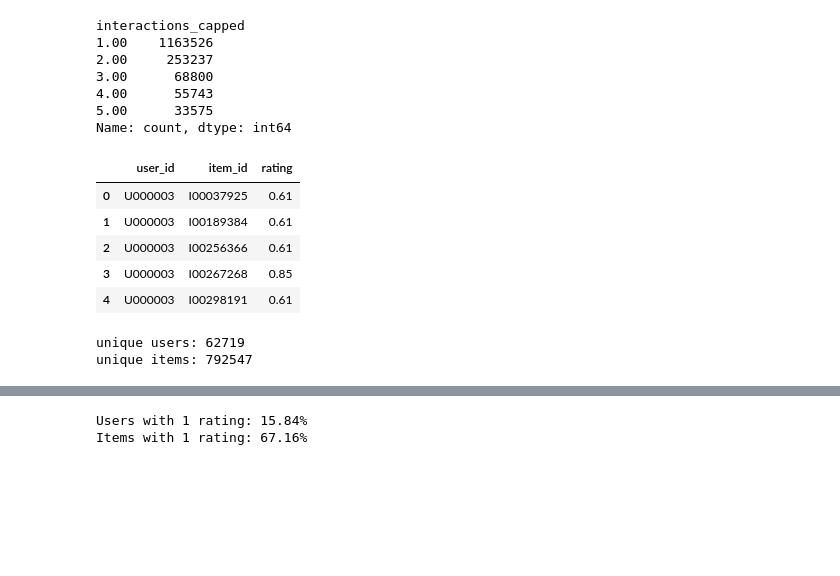
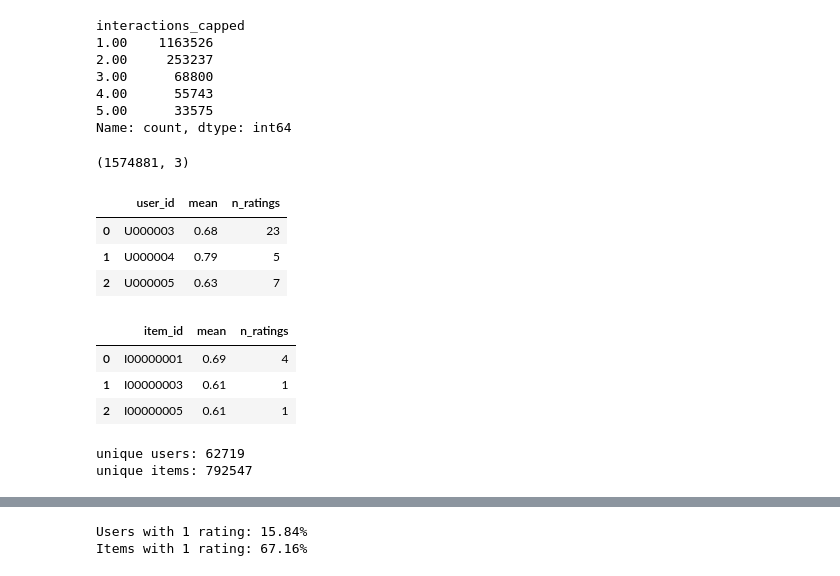
Before and after one commit to DungBeetleBASH/recsys-pipeliner, a Jupyter notebook: notebooks/blog/01-explore-data.ipynb, the cells around one changed output, grey strips where cells are left out. Saved outputs shown, nothing was run; the diff lists cells and outputs as text; code cells hidden in the pictures; blank space fills up the shorter version.

```diff
--- a/notebooks/blog/01-explore-data.ipynb
+++ b/notebooks/blog/01-explore-data.ipynb
@@ -102,25 +86,31 @@ user_item_ratings["rating"] = 1 + np.log1p(
 user_item_ratings["rating"] = (
     user_item_ratings["rating"] / user_item_ratings["rating"].max()
 ).round(2)
-user_item_ratings.head()
+user_item_ratings.shape
 # %% [output]
-|  | user_id | item_id | rating |
-| 0 | U000003 | I00037925 | 0.61 |
-| 1 | U000003 | I00189384 | 0.61 |
-| 2 | U000003 | I00256366 | 0.61 |
-| 3 | U000003 | I00267268 | 0.85 |
-| 4 | U000003 | I00298191 | 0.61 |
+(1574881, 3)
 # %%
 # store ratings mean & count for later use
 user_rating_stats = user_item_ratings.groupby("user_id")["rating"].agg(mean='mean', n_ratings='count').reset_index()
 item_rating_stats = (
     user_item_ratings.groupby("item_id")["rating"]
     .agg(mean="mean", n_ratings="count")
     .reset_index()
 )
 
+display(user_rating_stats.head(3))
+display(item_rating_stats.head(3))
+
 print("unique users:", user_rating_stats.shape[0])
 print("unique items:", item_rating_stats.shape[0])
 # %% [output]
+|  | user_id | mean | n_ratings |
+| 0 | U000003 | 0.68 | 23 |
+| 1 | U000004 | 0.79 | 5 |
+| 2 | U000005 | 0.63 | 7 |
+|  | item_id | mean | n_ratings |
+| 0 | I00000001 | 0.69 | 4 |
+| 1 | I00000003 | 0.61 | 1 |
+| 2 | I00000005 | 0.61 | 1 |
 unique users: 62719
 unique items: 792547
```
Also changed, not shown: parts of 4 cells of this notebook, 1 other file.
